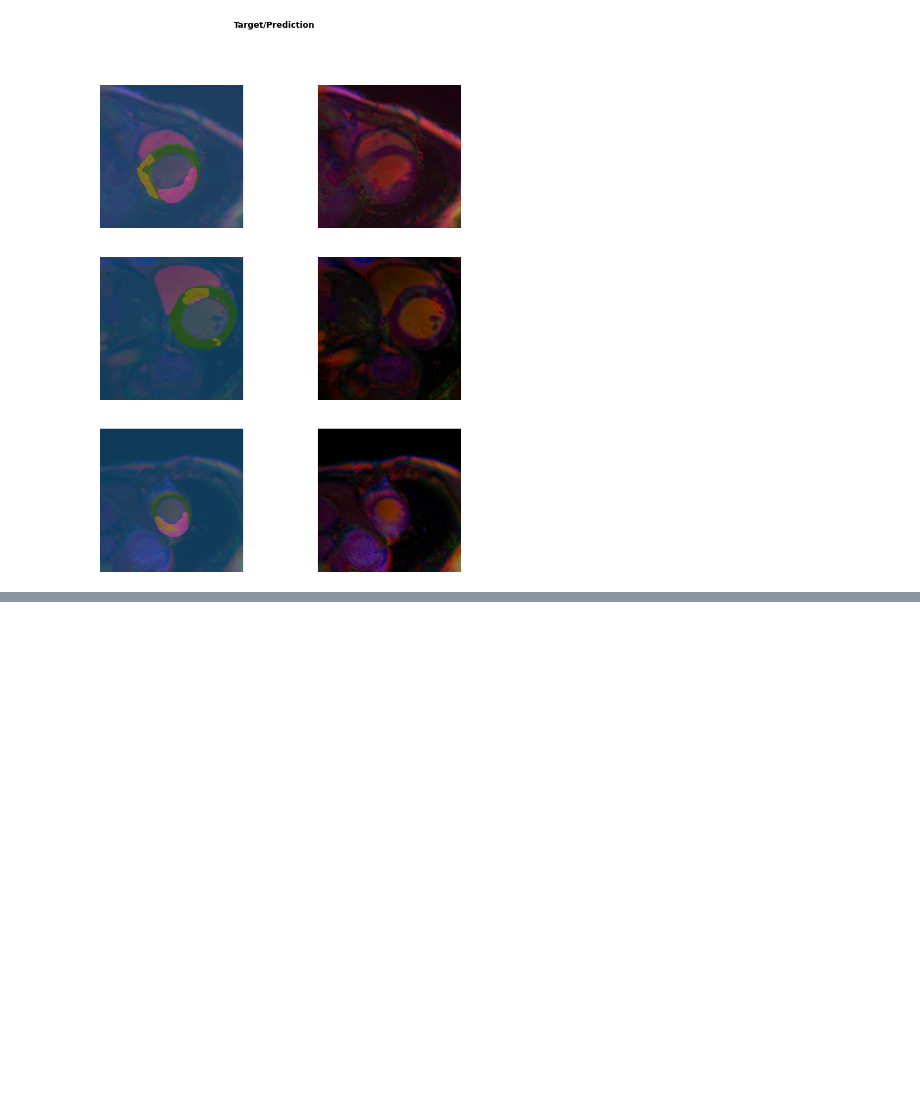
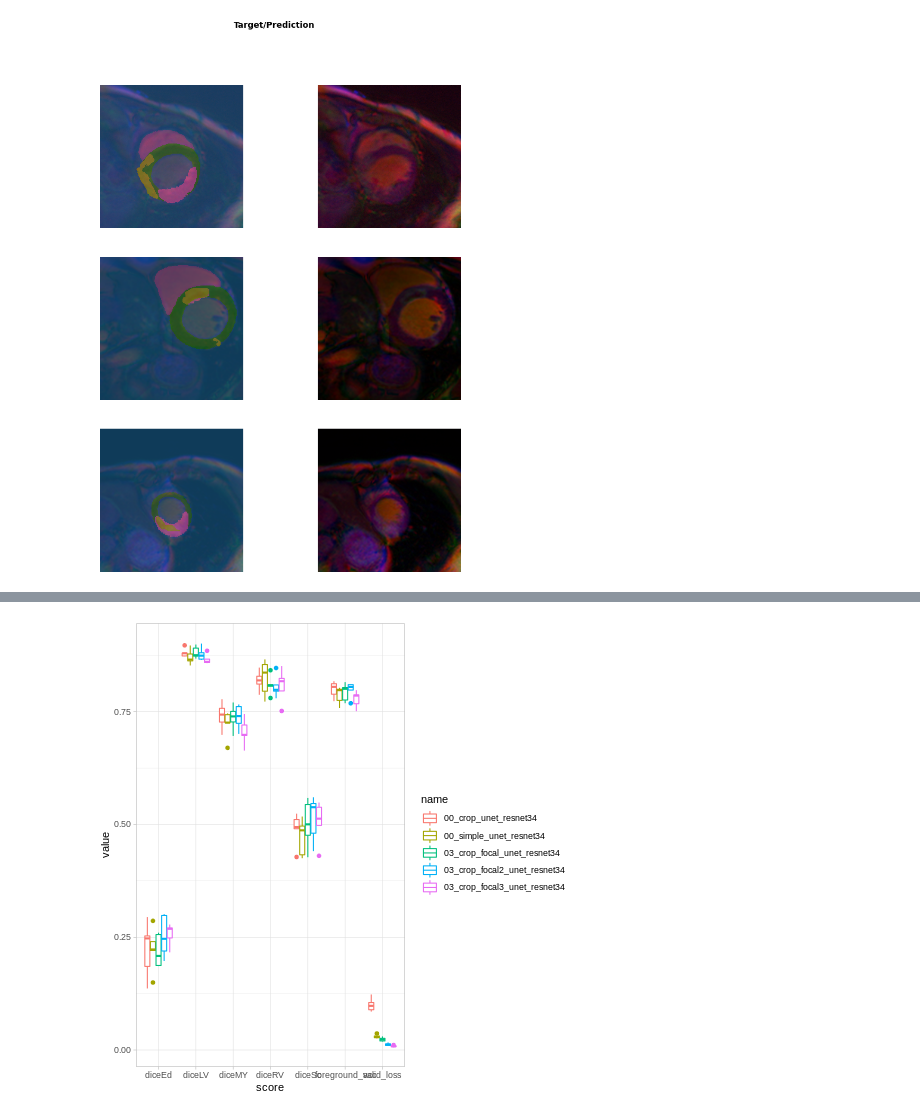
Before and after one commit to chfc-cmi/miccai2020-myops, a Jupyter notebook: code/03_crop_focal_unet_resnet34.ipynb, the cells around one changed output, grey strips where cells are left out. Saved outputs shown, nothing was run; the diff lists cells and outputs as text; code cells hidden in the pictures; blank space fills up the shorter version.

```diff
--- a/code/03_crop_focal_unet_resnet34.ipynb
+++ b/code/03_crop_focal_unet_resnet34.ipynb
@@ -280,0 +313,17 @@ learn.show_results(ds_idx=0, figsize=(15,15))
+# %%
+%%R
+read_cv_results <- function(name) {
+    return(
+        read_csv(paste0("/content/drive/My Drive/miccai2020/myops/",name,".cv_results.csv")) %>%
+          mutate(cv=as_factor(row_number()),name=name)
+    )
+}
+cv_res <- bind_rows(
+    read_cv_results("00_simple_unet_resnet34"),
+    read_cv_results("00_crop_unet_resnet34"),
+    read_cv_results("03_crop_focal_unet_resnet34"),
+    read_cv_results("03_crop_focal2_unet_resnet34"),
+    read_cv_results("03_crop_focal3_unet_resnet34"),
+)
+
+cv_res
@@ -280,0 +374,9 @@ learn.show_results(ds_idx=0, figsize=(15,15))
+# %%
+%%R
+cv_res %>%
+  gather("score","value",valid_loss:diceSc) %>%
+  ggplot(aes(score,value,color=name)) +
+  geom_boxplot() +
+  theme_light()
+# %% [output]
+[figure, added]
```
Also changed, not shown: parts of 6 cells of this notebook.
